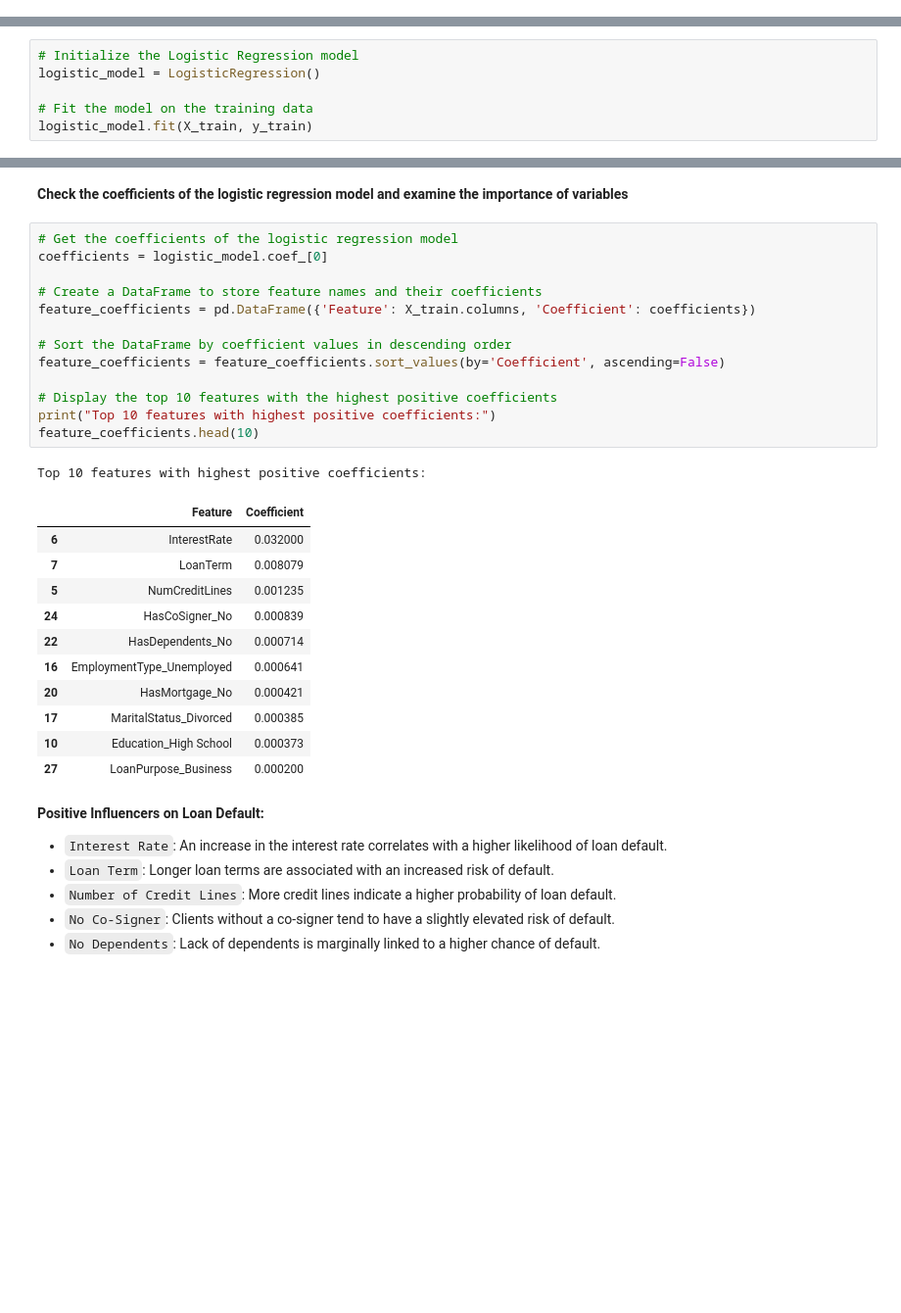
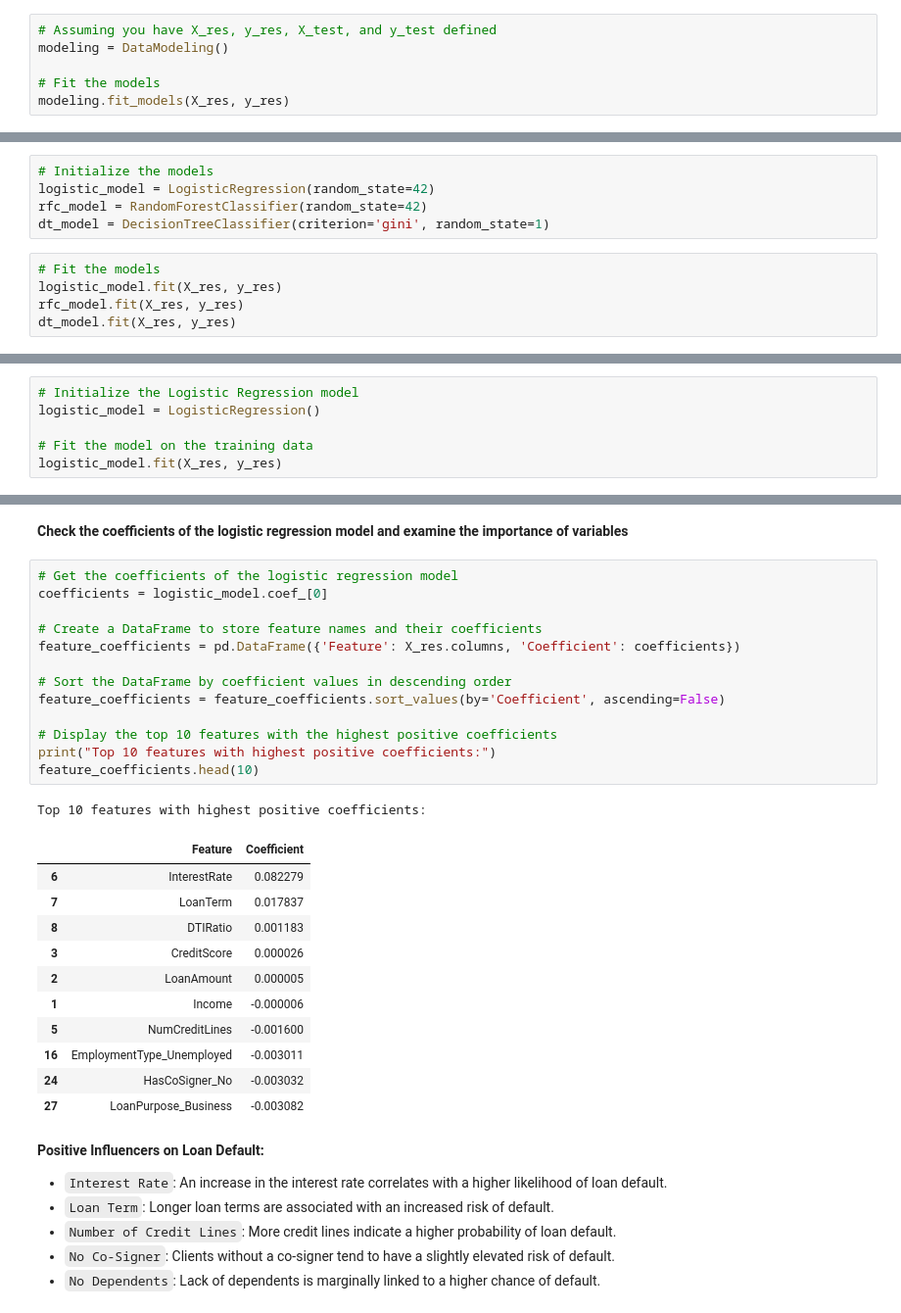
Before and after one commit to saginiclaudia/Loan-Default-Prediction, a Jupyter notebook: student.ipynb, the cells around one changed output, grey strips where cells are left out. Shown at 98% size. Cells and saved outputs as stored; diff of their text form; blank space fills up the shorter version.

```diff
--- a/student.ipynb
+++ b/student.ipynb
@@ -445,0 +608,6 @@ In this section, we're transitioning from data exploration and preprocessing to
+# %%
+# Assuming you have X_res, y_res, X_test, and y_test defined
+modeling = DataModeling()
+
+# Fit the models
+modeling.fit_models(X_res, y_res)
@@ -446,3 +732,13 @@ In this section, we're transitioning from data exploration and preprocessing to
+# %%
+# Initialize the models
+logistic_model = LogisticRegression(random_state=42)
+rfc_model = RandomForestClassifier(random_state=42)
+dt_model = DecisionTreeClassifier(criterion='gini', random_state=1)
+# %%
+# Fit the models
+logistic_model.fit(X_res, y_res)
+rfc_model.fit(X_res, y_res)
+dt_model.fit(X_res, y_res)
 # %%
 # Evaluation metrics
 def metrics_score(y_true, y_pred):
@@ -471,7 +783,7 @@ This models the probability of a binary outcome (in our case, loan default or no
 logistic_model = LogisticRegression()
 
 # Fit the model on the training data
-logistic_model.fit(X_train, y_train)
+logistic_model.fit(X_res, y_res)
 # %% [output]
 LogisticRegression()
 # %%
@@ -529,29 +823,29 @@ An analysis of the Confusion Matrix reveals a notable number of loan defaults be
 # %%
 # Get the coefficients of the logistic regression model
 coefficients = logistic_model.coef_[0]
 
 # Create a DataFrame to store feature names and their coefficients
-feature_coefficients = pd.DataFrame({'Feature': X_train.columns, 'Coefficient': coefficients})
+feature_coefficients = pd.DataFrame({'Feature': X_res.columns, 'Coefficient': coefficients})
 
 # Sort the DataFrame by coefficient values in descending order
 feature_coefficients = feature_coefficients.sort_values(by='Coefficient', ascending=False)
 
 # Display the top 10 features with the highest positive coefficients
 print("Top 10 features with highest positive coefficients:")
 feature_coefficients.head(10)
 # %% [output]
 Top 10 features with highest positive coefficients:
 |  | Feature | Coefficient |
-| 6 | InterestRate | 0.032000 |
-| 7 | LoanTerm | 0.008079 |
-| 5 | NumCreditLines | 0.001235 |
-| 24 | HasCoSigner_No | 0.000839 |
-| 22 | HasDependents_No | 0.000714 |
-| 16 | EmploymentType_Unemployed | 0.000641 |
-| 20 | HasMortgage_No | 0.000421 |
-| 17 | MaritalStatus_Divorced | 0.000385 |
-| 10 | Education_High School | 0.000373 |
-| 27 | LoanPurpose_Business | 0.000200 |
+| 6 | InterestRate | 0.082279 |
+| 7 | LoanTerm | 0.017837 |
+| 8 | DTIRatio | 0.001183 |
+| 3 | CreditScore | 0.000026 |
+| 2 | LoanAmount | 0.000005 |
+| 1 | Income | -0.000006 |
+| 5 | NumCreditLines | -0.001600 |
+| 16 | EmploymentType_Unemployed | -0.003011 |
+| 24 | HasCoSigner_No | -0.003032 |
+| 27 | LoanPurpose_Business | -0.003082 |
 # %% [markdown]
 **Positive Influencers on Loan Default:**
 
```
Also changed, not shown: parts of 38 cells of this notebook.
